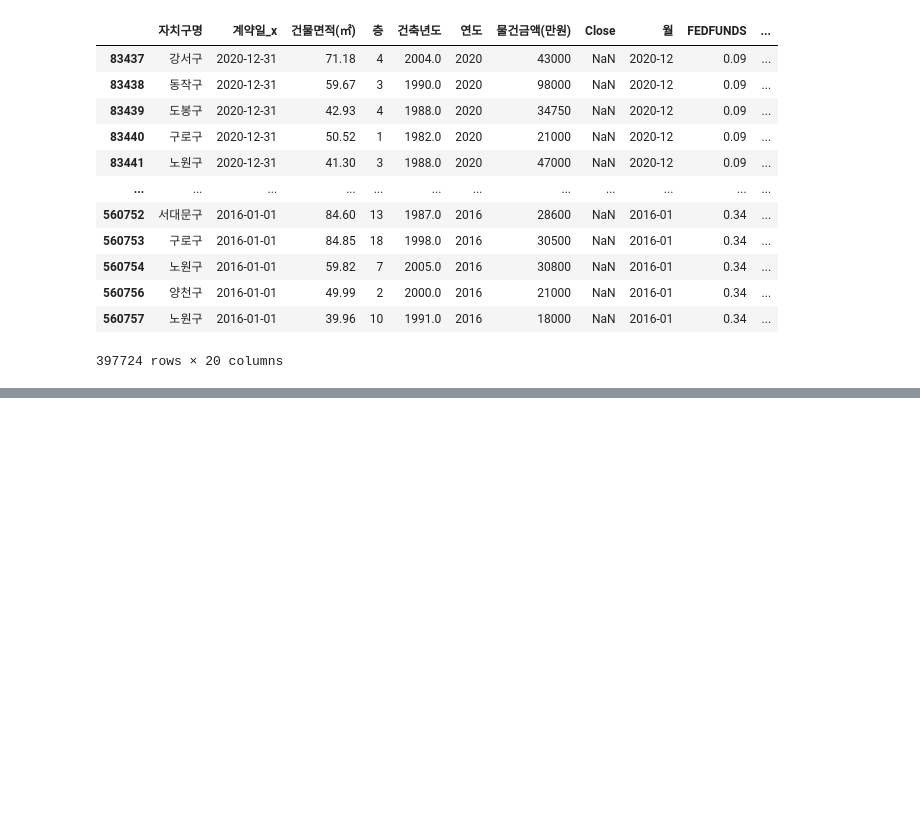
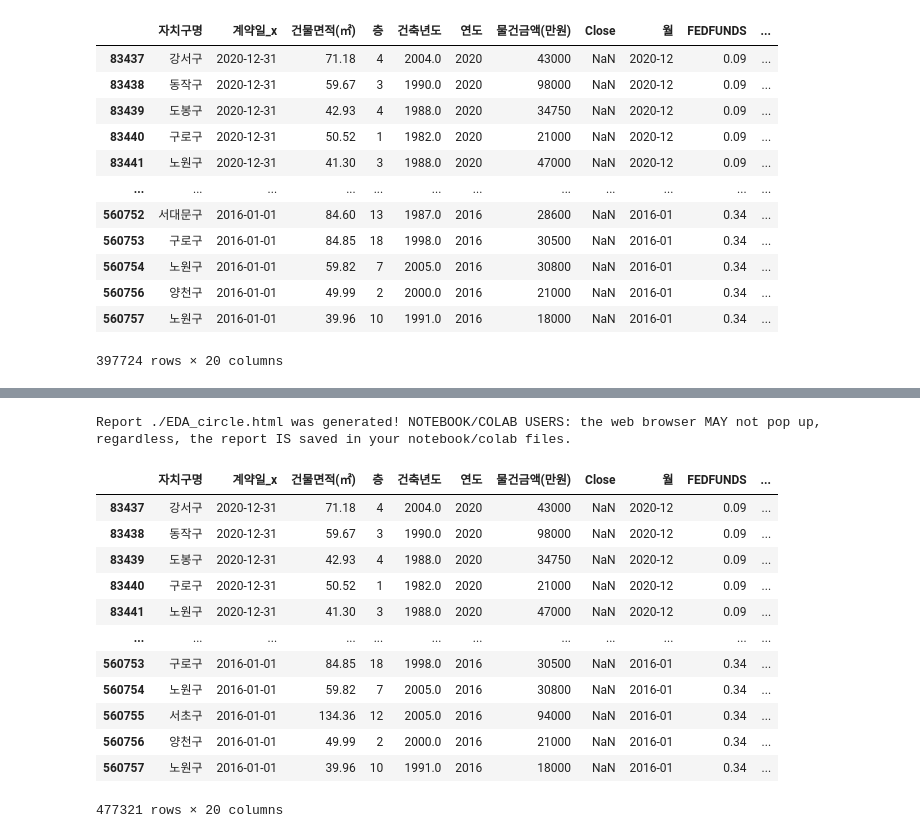
Before and after one commit to ZiNoBae/Hackathon_ubion, a Jupyter notebook: Teamproject_1st/EDA_circle.ipynb, the cells around one changed output, grey strips where cells are left out. Saved outputs shown, nothing was run; the diff lists cells and outputs as text; code cells hidden in the pictures; blank space fills up the shorter version.

```diff
--- a/Teamproject_1st/EDA_circle.ipynb
+++ b/Teamproject_1st/EDA_circle.ipynb
@@ -168,0 +201,20 @@ df.loc[~(df['자치구명'].isin(['강남구', '서초구', '송파구'])) & ((d
+# %%
+df_report.show_html('./EDA_circle.html')
+# %% [output]
+Report ./EDA_circle.html was generated! NOTEBOOK/COLAB USERS: the web browser MAY not pop up, regardless, the report IS saved in your notebook/colab files.
+# %%
+df.loc[df['연도']<2021]
+# %% [output]
+|  | 자치구명 | 계약일_x | 건물면적(㎡) | 층 | 건축년도 | 연도 | 물건금액(만원) | Close | 월 | FEDFUNDS | ... |
+| 83437 | 강서구 | 2020-12-31 | 71.18 | 4 | 2004.0 | 2020 | 43000 | NaN | 2020-12 | 0.09 | ... |
+| 83438 | 동작구 | 2020-12-31 | 59.67 | 3 | 1990.0 | 2020 | 98000 | NaN | 2020-12 | 0.09 | ... |
+| 83439 | 도봉구 | 2020-12-31 | 42.93 | 4 | 1988.0 | 2020 | 34750 | NaN | 2020-12 | 0.09 | ... |
+| 83440 | 구로구 | 2020-12-31 | 50.52 | 1 | 1982.0 | 2020 | 21000 | NaN | 2020-12 | 0.09 | ... |
+| 83441 | 노원구 | 2020-12-31 | 41.30 | 3 | 1988.0 | 2020 | 47000 | NaN | 2020-12 | 0.09 | ... |
+| ... | ... | ... | ... | ... | ... | ... | ... | ... | ... | ... | ... |
+| 560753 | 구로구 | 2016-01-01 | 84.85 | 18 | 1998.0 | 2016 | 30500 | NaN | 2016-01 | 0.34 | ... |
+| 560754 | 노원구 | 2016-01-01 | 59.82 | 7 | 2005.0 | 2016 | 30800 | NaN | 2016-01 | 0.34 | ... |
+| 560755 | 서초구 | 2016-01-01 | 134.36 | 12 | 2005.0 | 2016 | 94000 | NaN | 2016-01 | 0.34 | ... |
+| 560756 | 양천구 | 2016-01-01 | 49.99 | 2 | 2000.0 | 2016 | 21000 | NaN | 2016-01 | 0.34 | ... |
+| 560757 | 노원구 | 2016-01-01 | 39.96 | 10 | 1991.0 | 2016 | 18000 | NaN | 2016-01 | 0.34 | ... |
+477321 rows × 20 columns
```
Also changed, not shown: parts of 8 cells of this notebook, 2 other files.
